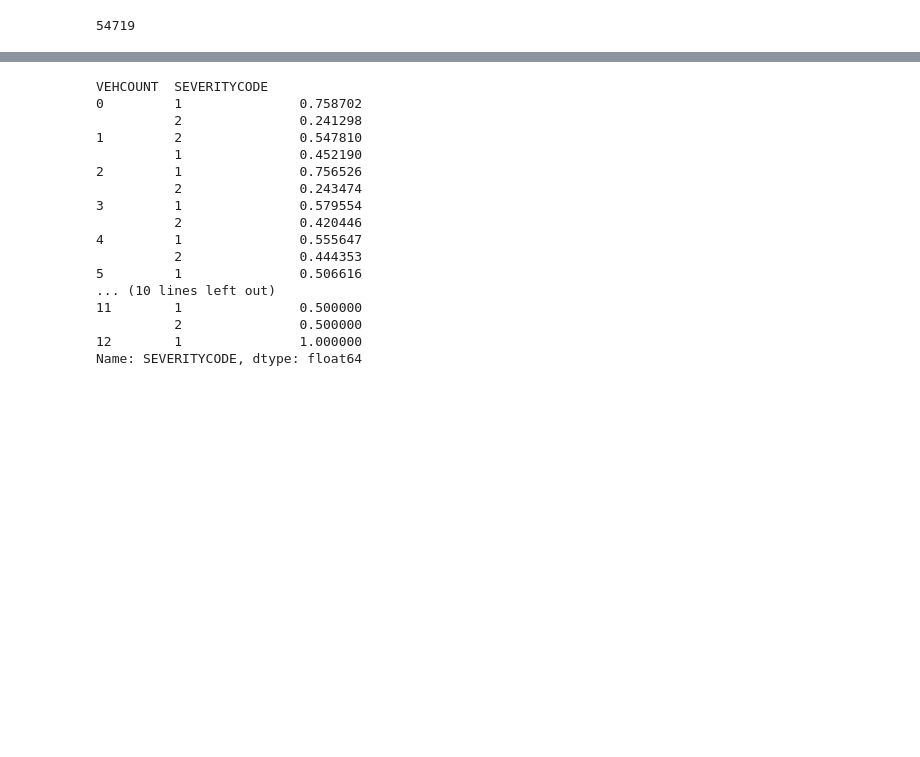
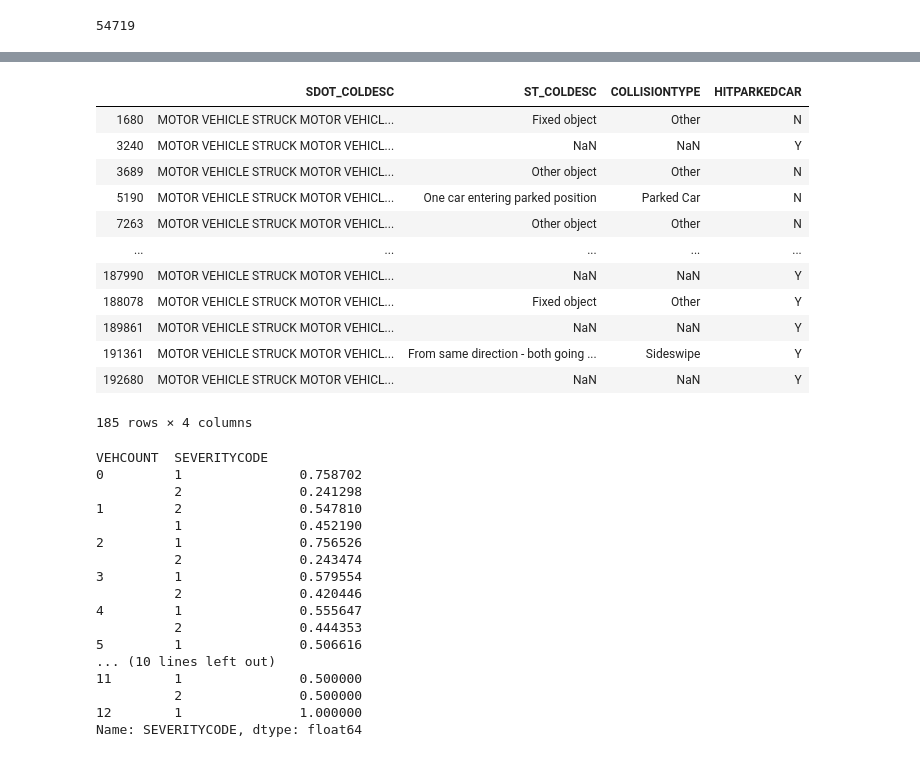
Before and after one commit to Antonio141/Coursera_Capstone, a Jupyter notebook: capstone.ipynb, the cells around one changed output, grey strips where cells are left out. Saved outputs shown, nothing was run; the diff lists cells and outputs as text; code cells hidden in the pictures; blank space fills up the shorter version.

```diff
--- a/capstone.ipynb
+++ b/capstone.ipynb
@@ -209,3 +202,23 @@ array(['Entering at angle',
+# %%
+df2[(df2['SDOT_COLDESC']=='MOTOR VEHICLE STRUCK MOTOR VEHICLE, LEFT SIDE AT ANGLE') & \
+    (df2['COLLISIONTYPE'].isnull())]
+
+df2[(df2['SDOT_COLDESC']=='MOTOR VEHICLE STRUCK MOTOR VEHICLE, LEFT SIDE AT ANGLE') & \
+    (df2['ST_COLDESC']!= 'One parked--one moving')]
+# %% [output]
+|  | SDOT_COLDESC | ST_COLDESC | COLLISIONTYPE | HITPARKEDCAR |
+| 1680 | MOTOR VEHICLE STRUCK MOTOR VEHICL... | Fixed object | Other | N |
+| 3240 | MOTOR VEHICLE STRUCK MOTOR VEHICL... | NaN | NaN | Y |
+| 3689 | MOTOR VEHICLE STRUCK MOTOR VEHICL... | Other object | Other | N |
+| 5190 | MOTOR VEHICLE STRUCK MOTOR VEHICL... | One car entering parked position | Parked Car | N |
+| 7263 | MOTOR VEHICLE STRUCK MOTOR VEHICL... | Other object | Other | N |
+| ... | ... | ... | ... | ... |
+| 187990 | MOTOR VEHICLE STRUCK MOTOR VEHICL... | NaN | NaN | Y |
+| 188078 | MOTOR VEHICLE STRUCK MOTOR VEHICL... | Fixed object | Other | Y |
+| 189861 | MOTOR VEHICLE STRUCK MOTOR VEHICL... | NaN | NaN | Y |
+| 191361 | MOTOR VEHICLE STRUCK MOTOR VEHICL... | From same direction - both going ... | Sideswipe | Y |
+| 192680 | MOTOR VEHICLE STRUCK MOTOR VEHICL... | NaN | NaN | Y |
+185 rows × 4 columns
 # %%
 df.groupby('VEHCOUNT')['SEVERITYCODE'].value_counts(normalize = True)
 # %% [output]
```
Also changed, not shown: parts of 6 cells of this notebook.
